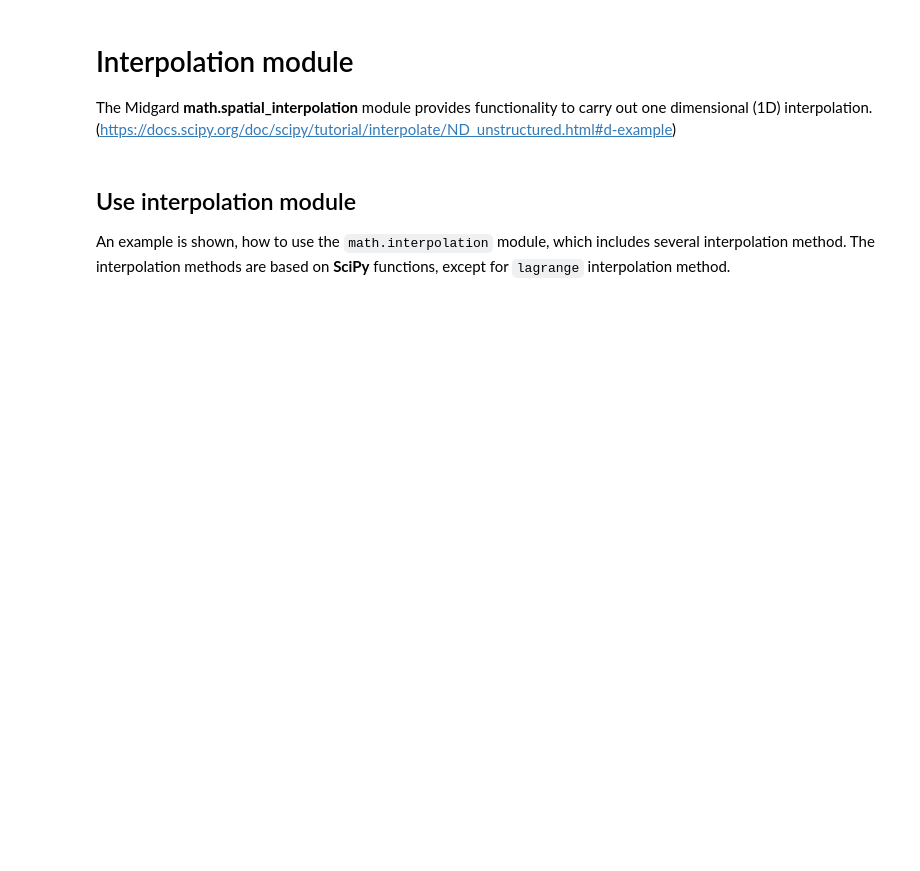
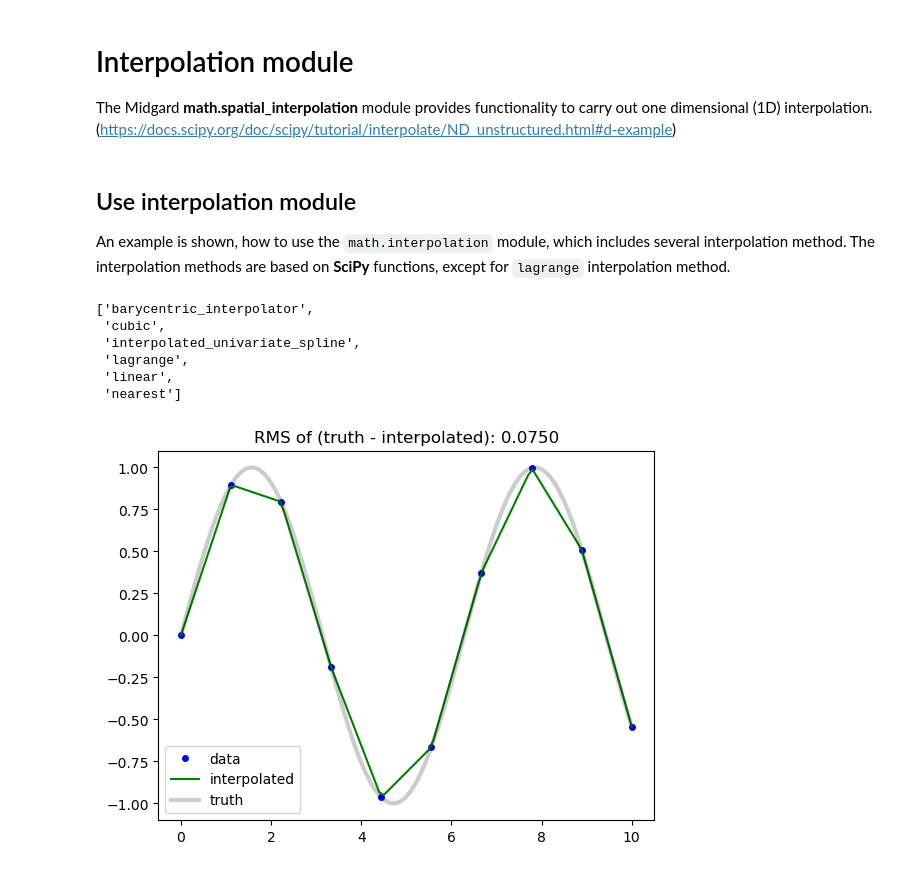
Before and after one commit to kartverket/midgard, a Jupyter notebook: notebooks/math/interpolation.ipynb, the cells around one changed output. Drawn from its saved outputs; the diff is of its cells as text; code cells hidden in the pictures; blank space fills up the shorter version.

```diff
--- a/notebooks/math/interpolation.ipynb
+++ b/notebooks/math/interpolation.ipynb
@@ -10,31 +10,47 @@ An example is shown, how to use the `math.interpolation` module, which includes
 # Import interpolation module
 from midgard.math import interpolation
 
+# Define plotting function, which is used later
+def plot(x, y, x_new, y_new, y_truth=None, ylim=None):
+    plt.plot(x, y, label="data", linestyle="None", color="blue", marker="o", markersize=4)
+    plt.plot(x_new, y_new, label="interpolated", color="green")
+    if np.any(y_truth):
+        plt.plot(x_new, y_truth, label="truth", linewidth=3.0, color="black", alpha=0.2)
+        plt.title(f"RMS of (truth - interpolated): {np.sqrt(np.nanmean(np.square(y_truth - y_new))):.4f}")
+    if ylim:
+        plt.ylim(ylim[0], ylim[1])
+
+    plt.legend()
+
 # Write list with available interpolators
 interpolation.interpolators()
+# %% [output]
+['barycentric_interpolator',
+ 'cubic',
+ 'interpolated_univariate_spline',
+ 'lagrange',
+ 'linear',
+ 'nearest']
 # %%
 # Third party import
 import numpy as np
 
 # Import matplotlib module
 import matplotlib.pyplot as plt
 
 # Generate input data for interpolation, whereby x and y represent the original data and x_new the data points
 # for interpolation
 x = np.linspace(0, 10, 10)
 y = np.sin(x)
 x_new = np.linspace(0, 10, 101)
 
 # Interpolation for given x_new data points and chosen kind of interpolation method
 y_new = interpolation.interpolate(x, y, x_new, kind="linear")
 
 # Plot interpolation results
-plt.plot(x, y, label="data", linestyle="None", color="blue", marker="o")
-plt.plot(x_new, y_new, label="interpolated", color="green")
-plt.plot(x_new, np.sin(x_new), label="truth", linewidth=3.0, color="black", alpha=0.2)
-plt.title(f"RMS of (truth - interpolated): {np.sqrt(np.nanmean(np.square(np.sin(x_new) - y_new))):.4f}")
-plt.legend()
-plt.show()
+plot(x, y, x_new, y_new, y_truth=np.sin(x_new))
+# %% [output]
+[figure, added]
 # %%
 # Determine the execution time of interpolation method with %timeit
 #
```
Also changed, not shown: parts of 3 cells of this notebook, 5 other files.
